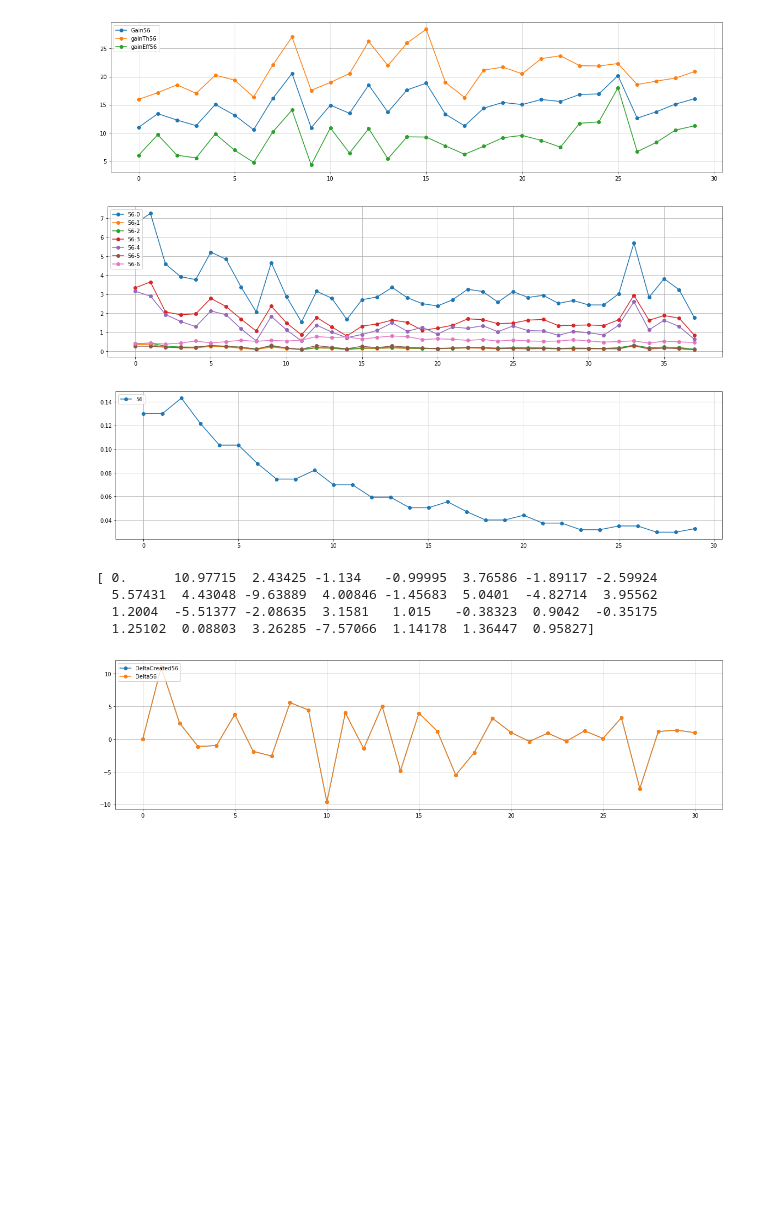
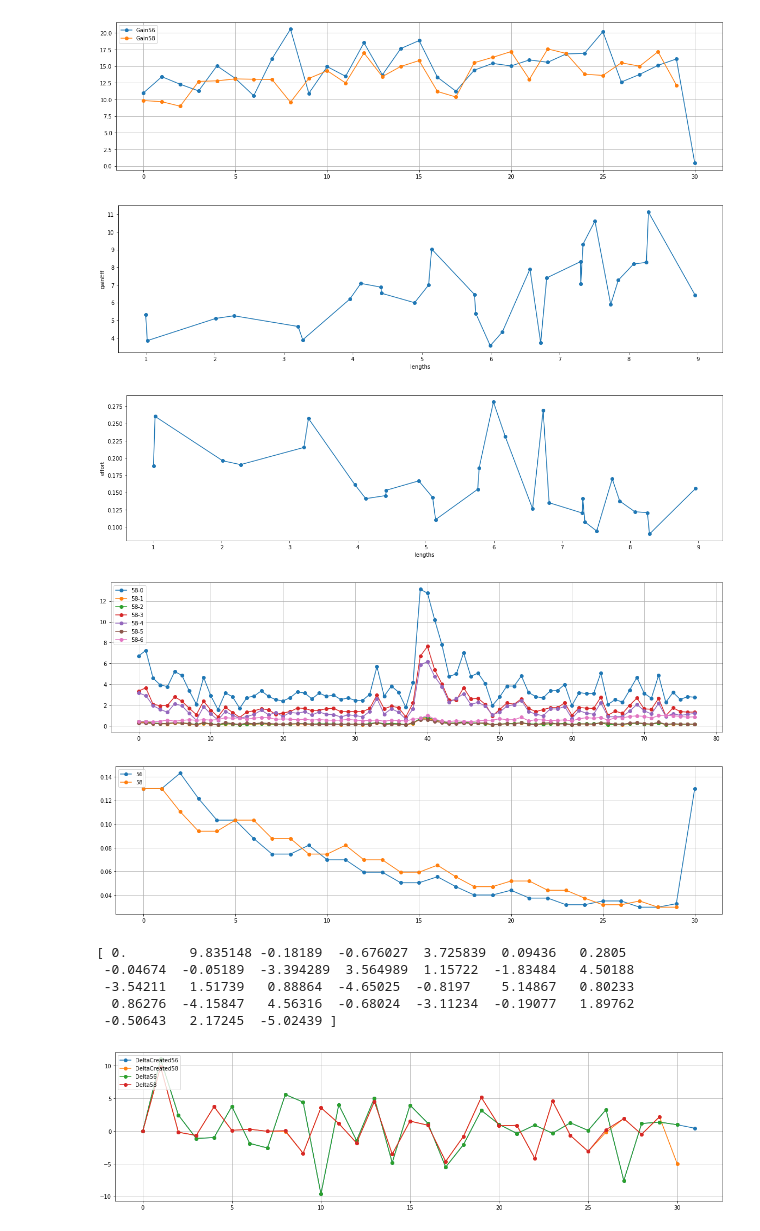
Before and after one commit to AndreeaStefan/SmartuistWrapper, a Jupyter notebook: evaluation/PlotResults.ipynb, the cells around one changed output. Saved outputs shown, nothing was run; the diff lists cells and outputs as text; code cells hidden in the pictures; blank space fills up the shorter version.

Commit message:
Player 58 - same as 56

```diff
--- a/evaluation/PlotResults.ipynb
+++ b/evaluation/PlotResults.ipynb
@@ -1,6 +1,25 @@
 # %%
 import numpy as np
 import matplotlib.pyplot as plt
+# %%
+def getPeakGain(gain, lengths, p):
+    maxGain = 0
+    for i in range(1, len(gain)):
+        if(maxGain < gain[i]):
+            maxGain = gain[i]
+            lengthMaxGain = lengths[i-1]
+    print("Player: "+ str(p) + " peak gain: " + str(maxGain) + " at length: " + str(lengthMaxGain))
+
+# sort list1 - use the indexes of the sorted list1 to rearrage list2
+def getCombinedPlot(list1, list2, xlabel, ylabel):
+    idx   = np.argsort(list1)
+    list1 = np.array(list1)[idx]
+    list2 = np.array(list2)[idx]
+    plt.xlabel(xlabel)
+    plt.ylabel(ylabel)
+    plt.xticks(np.arange(min(list1), max(list1)+1, 1.0))
+    plt.plot(list1, list2, 'o-', label="Gain"+str(p))
+    plt.show()
 # %%
 # player 0 = all the shit
 # player 1 = something
@@ -13,7 +32,7 @@ import matplotlib.pyplot as plt
 # player 8 = change effort
 # player 9 = same as 8
 
-players = [56]
+players = [56,58]
 results = []
 gradientStats = []
 path ="C:\\Users\\huber\\OneDrive\\Dokumenty\\thesis-hubert\\unity\\SmartuistWrapper\\tapResult.csv"
@@ -21,6 +40,7 @@ pathA = "E:\\Andreea\\Projects\\Git\\SmartsuitWrapper\\SmartuistWrapper\\tapResu
 pathStats ="C:\\Users\\huber\\OneDrive\\Dokumenty\\thesis-hubert\\unity\\SmartuistWrapper\\tapResult.csv"
 pathStatsA = "E:\\Andreea\\Projects\\Git\\SmartsuitWrapper\\SmartuistWrapper\\GradientStats.csv"
 plt.rcParams['figure.figsize'] = [20, 5]
+maxGain = 0
 # read tap results / player
 results = [0] * 100
 f = open(pathA, "r")
@@ -39,6 +59,7 @@ for x in f:
 
 for p in players:
     tmp = results[p]
+    prevLength = 1
     lengths = []
     gain = []
     delta = []
@@ -52,11 +73,15 @@ for p in players:
         delta.append(float(words[30]))
         th.append(float(words[11]))
         thNorm.append(float(words[12]))
-        unique = [x for i, x in enumerate(lengths) if i == lengths.index(x)]
+        #print("Player: "+ str(p) + " gain: " + words[29] + " at length: " + words[28])
 
-        x = list(range(0, len(unique)))
-        uniqueGain = [x for i, x in enumerate(gain) if i == gain.index(x)]
+    unique = [x for i, x in enumerate(lengths) if i == lengths.index(x)]
+    x = list(range(0, len(unique)))
+    uniqueGain = [x for i, x in enumerate(gain) if i == gain.index(x)]
     plt.plot(x, unique, 'o-', label=p)
+
+    getPeakGain(uniqueGain, unique,p)
+
 
 plt.legend(loc='upper left')
 plt.grid(True)
@@ -95,13 +120,17 @@ for p in players:
 
     x = list(range(0, len(gain)))
     plt.plot(x, gain, 'o-', label="Gain"+str(p))
-    plt.plot(x, gainTh, 'o-', label="gainTh"+str(p))
-    plt.plot(x, gainEff, 'o-', label="gainEff"+str(p))
+   # plt.plot(x, gainTh, 'o-', label="gainTh"+str(p))
+   # plt.plot(x, gainEff, 'o-', label="gainEff"+str(p))
 
 plt.legend(loc='upper left')
 plt.grid(True)
 plt.rcParams['figure.figsize'] = [20, 5]
 plt.show()
+
+effort = [1/x for x in gainEff]
+getCombinedPlot(unique, gainEff, "lengths", "gainEff")
+getCombinedPlot(unique, effort, "lengths", "effort")
 
 bodyParts =[ [0]*1 for i in range(7)]
 for p in players:
@@ -186,11 +217,14 @@ Total time 9.613133333333334
-[figure, old version]
+[figure, new version]
-[figure, old version]
+[figure, new version]
-[figure, old version]
+[figure, new version]
-[ 0.      10.97715  2.43425 -1.134   -0.99995  3.76586 -1.89117 -2.59924
-  5.57431  4.43048 -9.63889  4.00846 -1.45683  5.0401  -4.82714  3.95562
-  1.2004  -5.51377 -2.08635  3.1581   1.015   -0.38323  0.9042  -0.35175
-  1.25102  0.08803  3.26285 -7.57066  1.14178  1.36447  0.95827]
-[figure, old version]
+[figure, new version]
+[figure, added]
+[ 0.        9.835148 -0.18189  -0.676027  3.725839  0.09436   0.2805
+ -0.04674  -0.05189  -3.394289  3.564989  1.15722  -1.83484   4.50188
+ -3.54211   1.51739   0.88864  -4.65025  -0.8197    5.14867   0.80233
+  0.86276  -4.15847   4.56316  -0.68024  -3.11234  -0.19077   1.89762
+ -0.50643   2.17245  -5.02439 ]
+[figure, added]
 # %%
 # plt.plot(x, uniqueGain, 'go-')
 # plt.grid(True)
```
Also changed, not shown: parts of 1 cell of this notebook, 4 other files.
